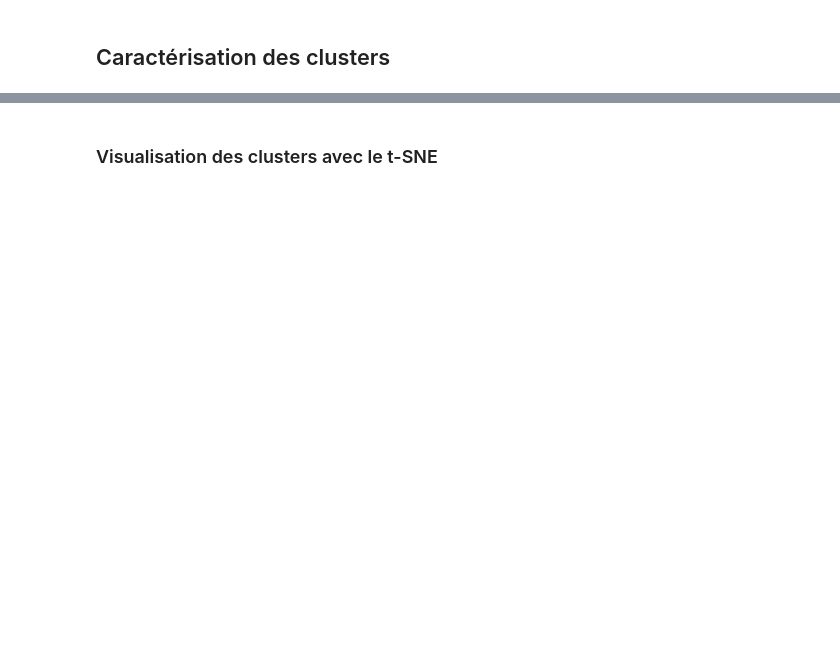
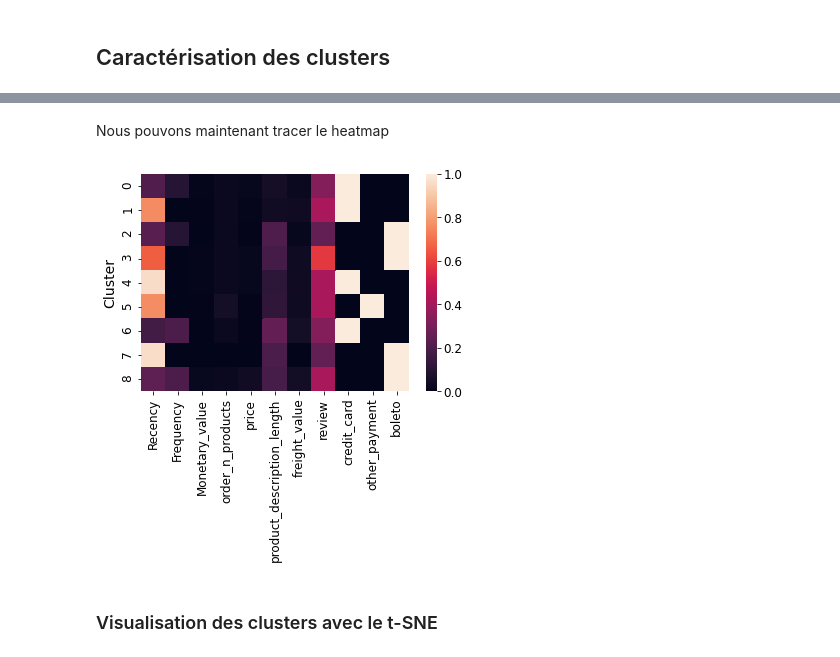
Before and after one commit to Pierre-Eloi/OC_DS_Project5, a Jupyter notebook: Project5_Data_Clustering.ipynb, the cells around one changed output, grey strips where cells are left out. Cells and saved outputs as stored; diff of their text form; code cells hidden in the pictures; blank space fills up the shorter version.

Commit message:
Added cluster caracterization.

```diff
--- a/Project5_Data_Clustering.ipynb
+++ b/Project5_Data_Clustering.ipynb
@@ -490,2 +541,27 @@ Saving figure rand_index
+# %%
+from sklearn.neighbors import KNeighborsClassifier
+
+# Train a knn based on labels given by DBSCAN
+knn = KNeighborsClassifier(n_neighbors=30)
+knn.fit(dbscan.components_, dbscan.labels_[dbscan.core_sample_indices_])
+
+# get the index of the most representative samples
+idx_heatmap = np.argmax(knn.predict_proba(X_scaled[dbscan.core_sample_indices_]), axis=0)
+# %% [markdown]
+Nous pouvons maintenant tracer le heatmap
+# %%
+df_heatmap = df_clean.iloc[dbscan.core_sample_indices_].iloc[idx_heatmap].copy()
+# Scale data to get a [0, 1] range for each sample
+scaler = MinMaxScaler()
+scaler.fit(df_clean.values)
+df_heatmap.loc[:, :] = scaler.transform(df_heatmap.values)
+# Reset the index with labels
+df_heatmap["Cluster"] = dbscan.labels_[dbscan.core_sample_indices_][idx_heatmap]
+df_heatmap.set_index("Cluster", inplace=True)
+
+# Plot the heatmap
+ax = sns.heatmap(df_heatmap)
+# %% [output]
+[figure, added]
 # %% [markdown]
 ### Visualisation des clusters avec le t-SNE
```
Also changed, not shown: parts of 25 cells of this notebook.
